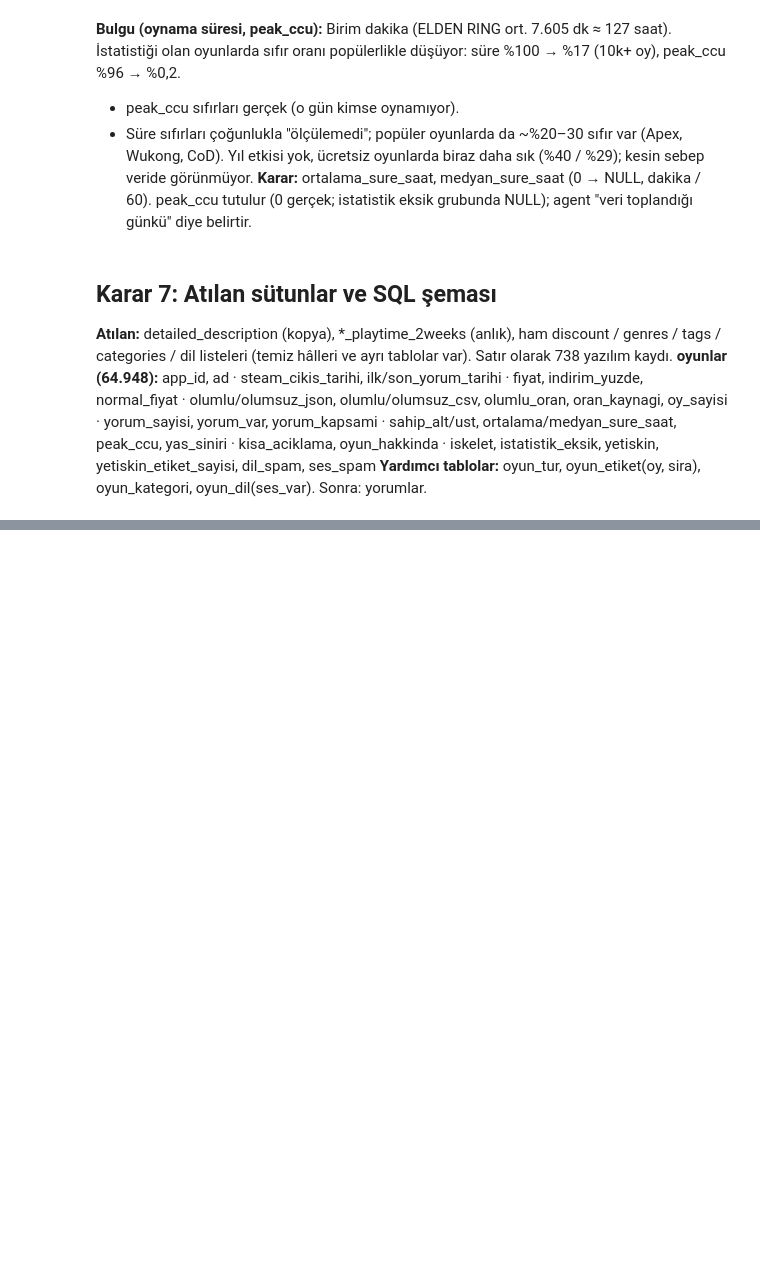
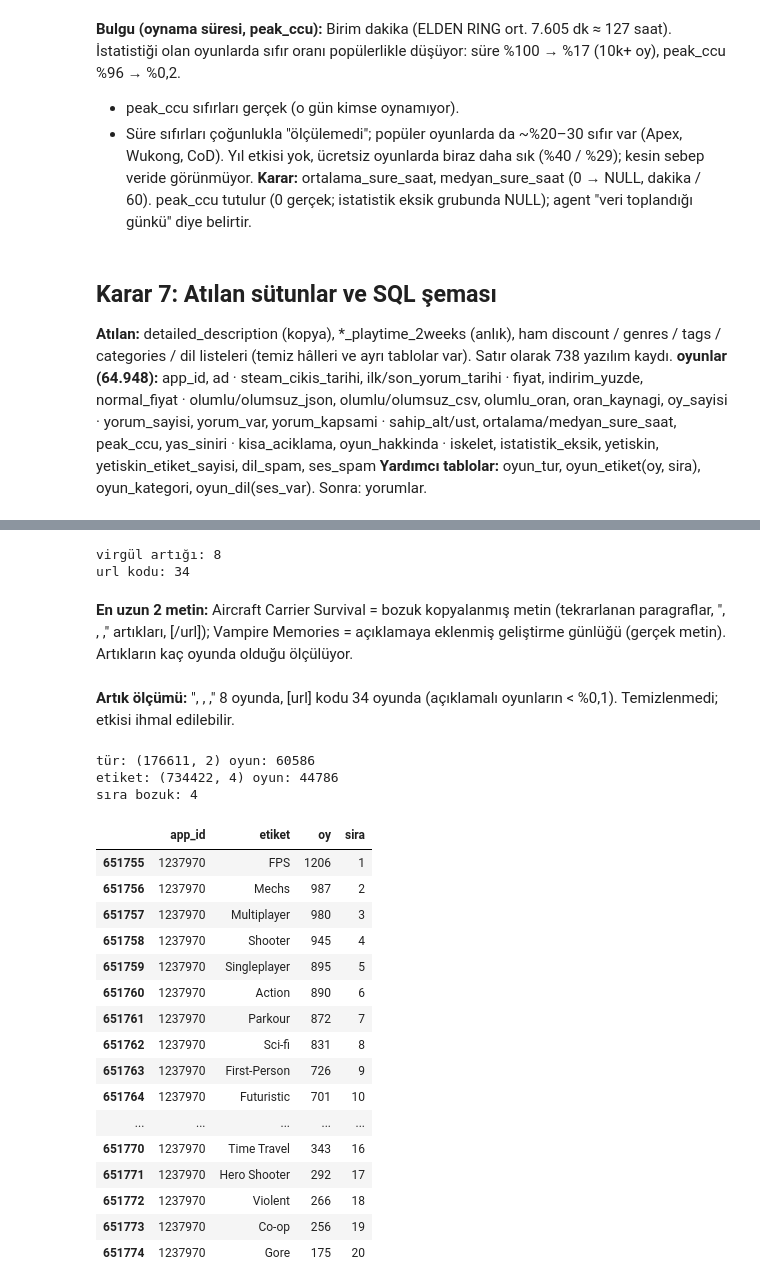
Before and after one commit to kaanaydin02/steam-oyun-asistani, a Jupyter notebook: notebooks/02_alt_kume_ve_temizlik.ipynb, the cells around one changed output, grey strips where cells are left out. Cells and saved outputs as stored; diff of their text form; code cells hidden in the pictures; blank space fills up the shorter version.

Commit message:
02: games.json temizliği ve parquet kaydı

```diff
--- a/notebooks/02_alt_kume_ve_temizlik.ipynb
+++ b/notebooks/02_alt_kume_ve_temizlik.ipynb
@@ -1231,0 +1294,7 @@ True      0.401   252
+# %%
+temiz["yas_siniri"] = temiz["yas_siniri"].mask(temiz["yas_siniri"] == 0)
+
+for sutun in ["ortalama_sure_saat", "medyan_sure_saat"]:
+    temiz[sutun] = temiz[sutun].mask(temiz[sutun] == 0)
+
+temiz.isna().sum()
@@ -1231,0 +1449,12 @@ True      0.401   252
+# %%
+temiz["iskelet"] = [
+    not oyunlar[a]["about_the_game"] and not oyunlar[a]["genres"]
+    and not oyunlar[a]["supported_languages"] and not oyunlar[a]["categories"]
+    for a in idx
+]
+temiz["yetiskin"] = ok["yetiskin"]
+temiz["yetiskin_etiket_sayisi"] = ok["yetiskin_sayisi"].astype("Int64")
+temiz["dil_spam"] = [len(oyunlar[a]["supported_languages"]) >= 100 for a in idx]
+temiz["ses_spam"] = [len(oyunlar[a]["full_audio_languages"]) >= 50 for a in idx]
+
+temiz[["iskelet", "yetiskin", "dil_spam", "ses_spam"]].sum()
@@ -1231,0 +1492,8 @@ True      0.401   252
+# %%
+for a in ["1493800", "2329760"]:
+    metin = temiz.loc[a, "oyun_hakkinda"]
+    print(a, temiz.loc[a, "ad"])
+    print(metin[:1000])
+    print("...")
+    print(metin[-1000:])
+    print("=" * 80)
@@ -1231,0 +1514,52 @@ True      0.401   252
+# %%
+virgul = temiz["oyun_hakkinda"].str.contains(r",\s*,\s*,", na=False)
+url = temiz["oyun_hakkinda"].str.contains(r"\[/?url", na=False)
+print("virgül artığı:", virgul.sum())
+print("url kodu:", url.sum())
+# %% [output]
+virgül artığı: 8
+url kodu: 34
+# %% [markdown]
+**En uzun 2 metin:** Aircraft Carrier Survival = bozuk kopyalanmış metin (tekrarlanan paragraflar, ", , ," artıkları, [/url]); Vampire Memories = açıklamaya eklenmiş geliştirme günlüğü (gerçek metin).
+Artıkların kaç oyunda olduğu ölçülüyor.
+# %% [markdown]
+**Artık ölçümü:** ", , ," 8 oyunda, [url] kodu 34 oyunda (açıklamalı oyunların < %0,1). Temizlenmedi; etkisi ihmal edilebilir.
+# %%
+oyun_tur = pd.DataFrame(
+    [(a, tur) for a in idx for tur in oyunlar[a]["genres"]],
+    columns=["app_id", "tur"])
+
+etiket_satirlari = []
+for a in idx:
+    etiketler = oyunlar[a]["tags"]
+    if not isinstance(etiketler, dict):
+        continue
+    for sira, (etiket, oy) in enumerate(etiketler.items(), start=1):
+        etiket_satirlari.append((a, etiket, oy, sira))
+oyun_etiket = pd.DataFrame(etiket_satirlari, columns=["app_id", "etiket", "oy", "sira"])
+
+print("tür:", oyun_tur.shape, "oyun:", oyun_tur["app_id"].nunique())
+print("etiket:", oyun_etiket.shape, "oyun:", oyun_etiket["app_id"].nunique())
+print("sıra bozuk:", (oyun_etiket.groupby("app_id")["oy"].diff() > 0).sum())
+oyun_etiket[oyun_etiket["app_id"] == "1237970"]
+# %% [output]
+tür: (176611, 2) oyun: 60586
+etiket: (734422, 4) oyun: 44786
+sıra bozuk: 4
+|  | app_id | etiket | oy | sira |
+| 651755 | 1237970 | FPS | 1206 | 1 |
+| 651756 | 1237970 | Mechs | 987 | 2 |
+| 651757 | 1237970 | Multiplayer | 980 | 3 |
+| 651758 | 1237970 | Shooter | 945 | 4 |
+| 651759 | 1237970 | Singleplayer | 895 | 5 |
+| 651760 | 1237970 | Action | 890 | 6 |
+| 651761 | 1237970 | Parkour | 872 | 7 |
+| 651762 | 1237970 | Sci-fi | 831 | 8 |
+| 651763 | 1237970 | First-Person | 726 | 9 |
+| 651764 | 1237970 | Futuristic | 701 | 10 |
+| ... | ... | ... | ... | ... |
+| 651770 | 1237970 | Time Travel | 343 | 16 |
+| 651771 | 1237970 | Hero Shooter | 292 | 17 |
+| 651772 | 1237970 | Violent | 266 | 18 |
+| 651773 | 1237970 | Co-op | 256 | 19 |
+| 651774 | 1237970 | Gore | 175 | 20 |
```
Also changed, not shown: parts of 37 cells of this notebook.
